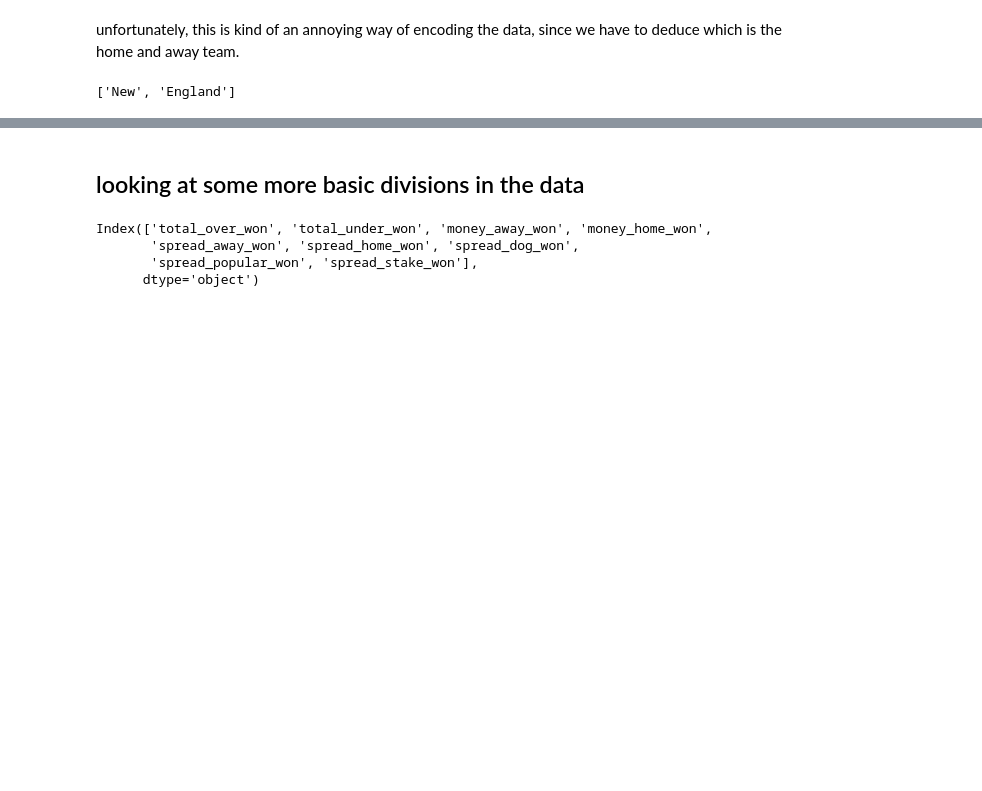
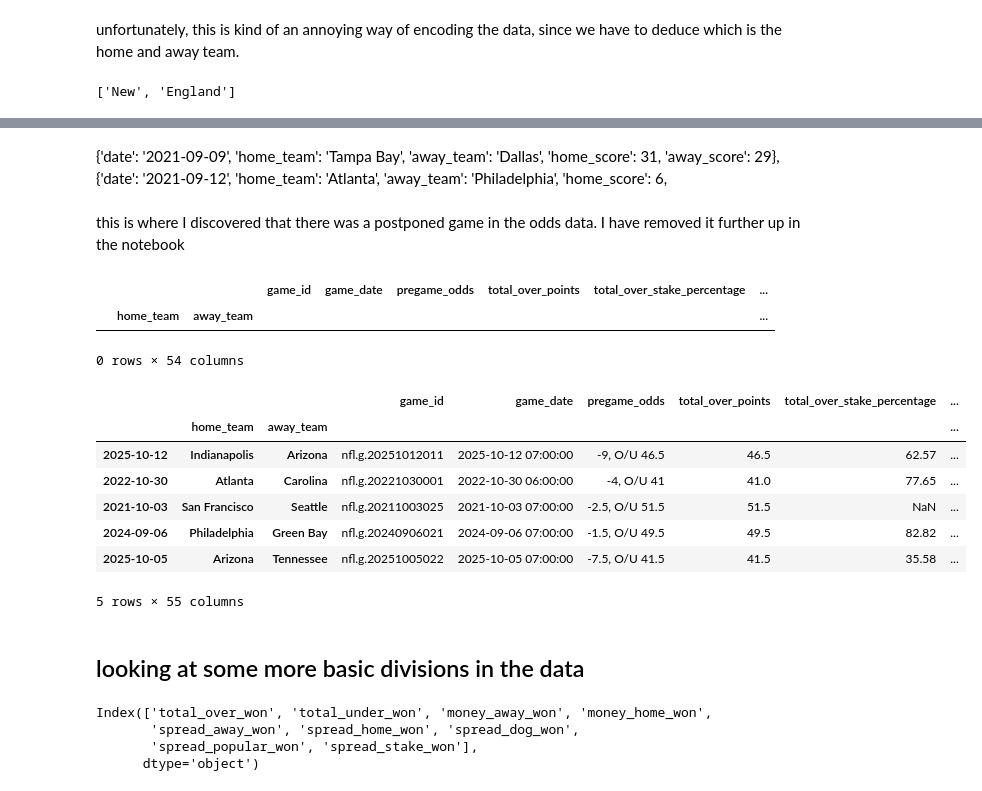
Before and after one commit to csdurfee/scrape_yahoo_odds, a Jupyter notebook: explore_football.ipynb, the cells around one changed output, grey strips where cells are left out. Saved outputs shown, nothing was run; the diff lists cells and outputs as text; code cells hidden in the pictures; blank space fills up the shorter version.

Commit message:
getting scores from pro-football-reference working

```diff
--- a/explore_football.ipynb
+++ b/explore_football.ipynb
@@ -236,0 +239,2 @@ len(df_all)
+# %%
+df_all = df_all[df_all.game_id != "nfl.g.20230102004"].copy()
@@ -879,3 +889,44 @@ Name: count, dtype: int64
+# %%
+
+## massage date to match other dataframe
+df_all['simple_date'] = df_all.game_date.dt.strftime("%Y-%m-%d")
+
+df_scores = pd.DataFrame(clean_rows)
+
+df_with_score = pd.concat([df_all.set_index(['simple_date', 'home_team', 'away_team']),
+                        df_scores.set_index(['date', 'home_team', 'away_team'])], axis=1)
+# %% [markdown]
+{'date': '2021-09-09',
+  'home_team': 'Tampa Bay',
+  'away_team': 'Dallas',
+  'home_score': 31,
+  'away_score': 29},
+ {'date': '2021-09-12',
+  'home_team': 'Atlanta',
+  'away_team': 'Philadelphia',
+  'home_score': 6,
+# %% [markdown]
+this is where I discovered that there was a postponed game in the odds data. I have removed it further up in the notebook
+# %%
+df_with_score[df_with_score.home_score.isna()]
+# %% [output]
+|  |  |  | game_id | game_date | pregame_odds | total_over_points | total_over_stake_percentage | ... |
+|  | home_team | away_team |  |  |  |  |  | ... |
+0 rows × 54 columns
+# %%
+
+df_with_score['home_score_diff'] = df_with_score.home_score - df_with_score.away_score
+
+df_with_score.sample(5)
+# %% [output]
+|  |  |  | game_id | game_date | pregame_odds | total_over_points | total_over_stake_percentage | ... |
+|  | home_team | away_team |  |  |  |  |  | ... |
+| 2025-10-12 | Indianapolis | Arizona | nfl.g.20251012011 | 2025-10-12 07:00:00 | -9, O/U 46.5 | 46.5 | 62.57 | ... |
+| 2022-10-30 | Atlanta | Carolina | nfl.g.20221030001 | 2022-10-30 06:00:00 | -4, O/U 41 | 41.0 | 77.65 | ... |
+| 2021-10-03 | San Francisco | Seattle | nfl.g.20211003025 | 2021-10-03 07:00:00 | -2.5, O/U 51.5 | 51.5 | NaN | ... |
+| 2024-09-06 | Philadelphia | Green Bay | nfl.g.20240906021 | 2024-09-06 07:00:00 | -1.5, O/U 49.5 | 49.5 | 82.82 | ... |
+| 2025-10-05 | Arizona | Tennessee | nfl.g.20251005022 | 2025-10-05 07:00:00 | -7.5, O/U 41.5 | 41.5 | 35.58 | ... |
+5 rows × 55 columns
 # %% [markdown]
 ## looking at some more basic divisions in the data
 # %%
```
Also changed, not shown: parts of 8 cells of this notebook.
